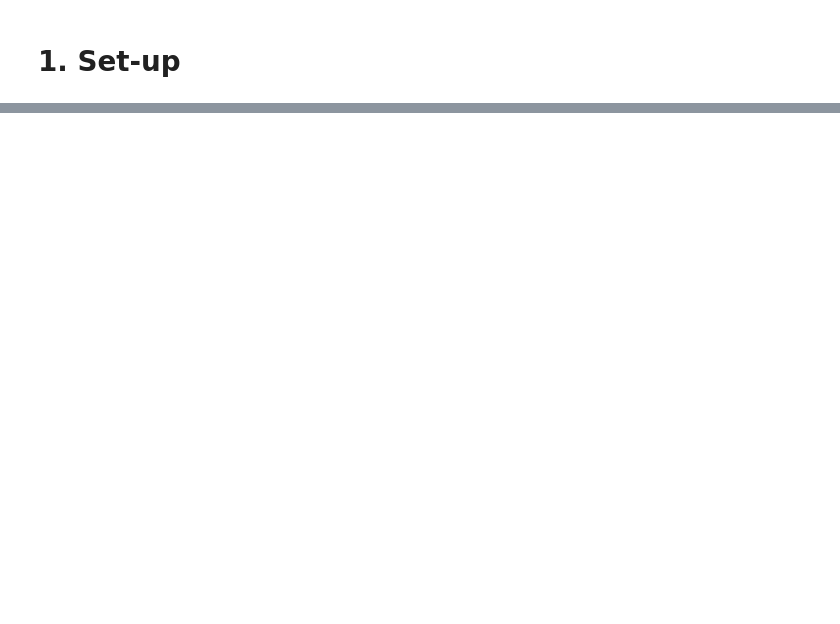
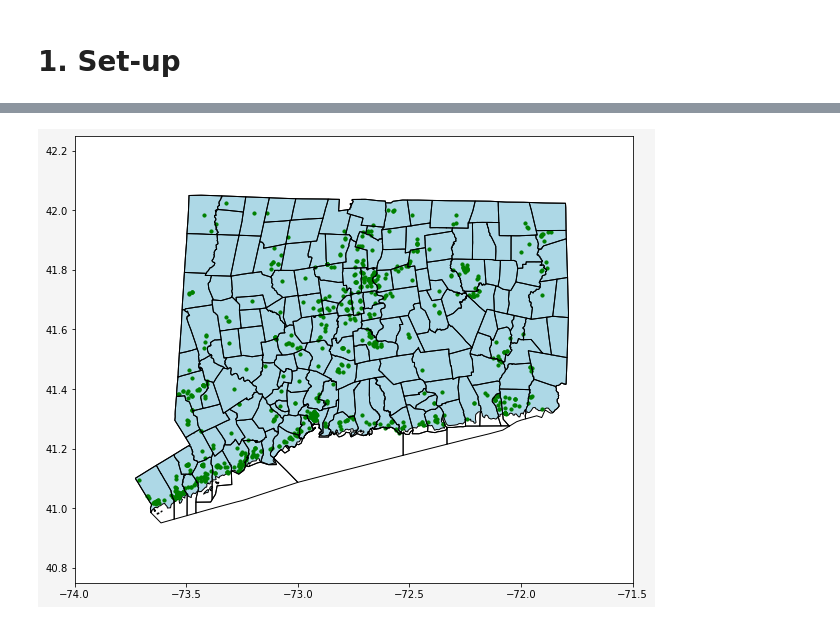
Before and after one commit to rajanoureddine/ctdot-tobin-yse, a Jupyter notebook: states_plotting.ipynb, the cells around one changed output, grey strips where cells are left out. Cells and saved outputs as stored; diff of their text form; code cells hidden in the pictures; blank space fills up the shorter version.

```diff
--- a/states_plotting.ipynb
+++ b/states_plotting.ipynb
@@ -165,0 +201,34 @@ roads_in_CT.plot(ax=ax_states, color = "darkblue")
+# %%
+# Import shapefile of CT counties
+# Source: https://catalog.data.gov/dataset/tiger-line-shapefile-2019-state-connecticut-current-county-subdivision-state-based
+counties_shapefile = gpd.read_file(INPUT_FILEPATH / "ct_counties_shapefile")
+
+# Make it the same CRS
+counties_shapefile = counties_shapefile.to_crs(state_routes.crs)
+# %%
+# Plot these
+# Create figure and axes
+fig, ax = plt.subplots(figsize = (10,10), facecolor = 'whitesmoke')
+
+# Set axes sizes
+ax.set_ylim(40.75, 42.25)
+ax.set_xlim(-74, -71.5)
+
+# Plot state and points
+# Plot state boundaries
+ct_gdf_2.plot(ax=ax, color = 'lightblue', edgecolor = 'black')
+
+# Plot DCFC points
+afdc_plot = data_df_geo.plot(ax=ax,
+                color = 'green',
+                markersize =10,
+                label = "EV Charging Points")
+
+# Plot county subdivisions
+counties_sub_plot = counties_shapefile.plot(ax=ax,
+                    edgecolor = 'black',
+                    facecolor = 'none')
+
+plt.show()
+# %% [output]
+[figure, added]
```
Also changed, not shown: parts of 74 cells of this notebook, 3 other files.
